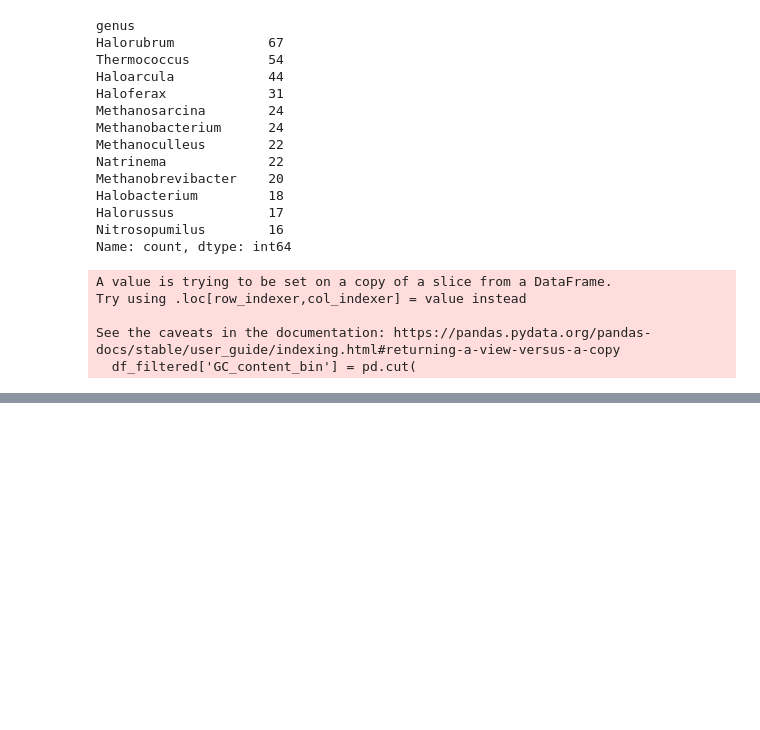
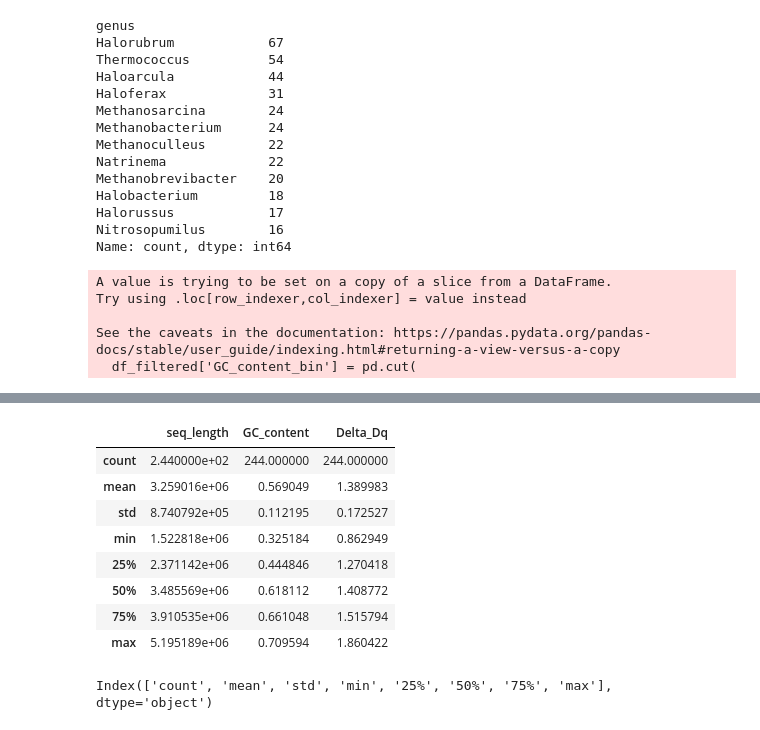
Before and after one commit to DiegoFLM/Analysis-of-microbial-genomes--MFA-GC-content-lifestyle-and-human-microbiome, a Jupyter notebook: notebooks_and_info/data_analysis/results_analysis/results_viz_taxonomy_archaea.ipynb, the cells around one changed output, grey strips where cells are left out. Saved outputs shown, nothing was run; the diff lists cells and outputs as text; code cells hidden in the pictures; blank space fills up the shorter version.

```diff
--- a/notebooks_and_info/data_analysis/results_analysis/results_viz_taxonomy_archaea.ipynb
+++ b/notebooks_and_info/data_analysis/results_analysis/results_viz_taxonomy_archaea.ipynb
@@ -604,0 +621,17 @@ plt.show()
+# %%
+stats_filtered_archaea = stats_filtered_archaea[['seq_length', 'GC_content', 'Delta_Dq']]
+stats_filtered_archaea
+# %% [output]
+|  | seq_length | GC_content | Delta_Dq |
+| count | 2.440000e+02 | 244.000000 | 244.000000 |
+| mean | 3.259016e+06 | 0.569049 | 1.389983 |
+| std | 8.740792e+05 | 0.112195 | 0.172527 |
+| min | 1.522818e+06 | 0.325184 | 0.862949 |
+| 25% | 2.371142e+06 | 0.444846 | 1.270418 |
+| 50% | 3.485569e+06 | 0.618112 | 1.408772 |
+| 75% | 3.910535e+06 | 0.661048 | 1.515794 |
+| max | 5.195189e+06 | 0.709594 | 1.860422 |
+# %%
+stats_filtered_archaea.index
+# %% [output]
+Index(['count', 'mean', 'std', 'min', '25%', '50%', '75%', 'max'], dtype='object')
```
Also changed, not shown: parts of 26 cells of this notebook, 4 other files.
